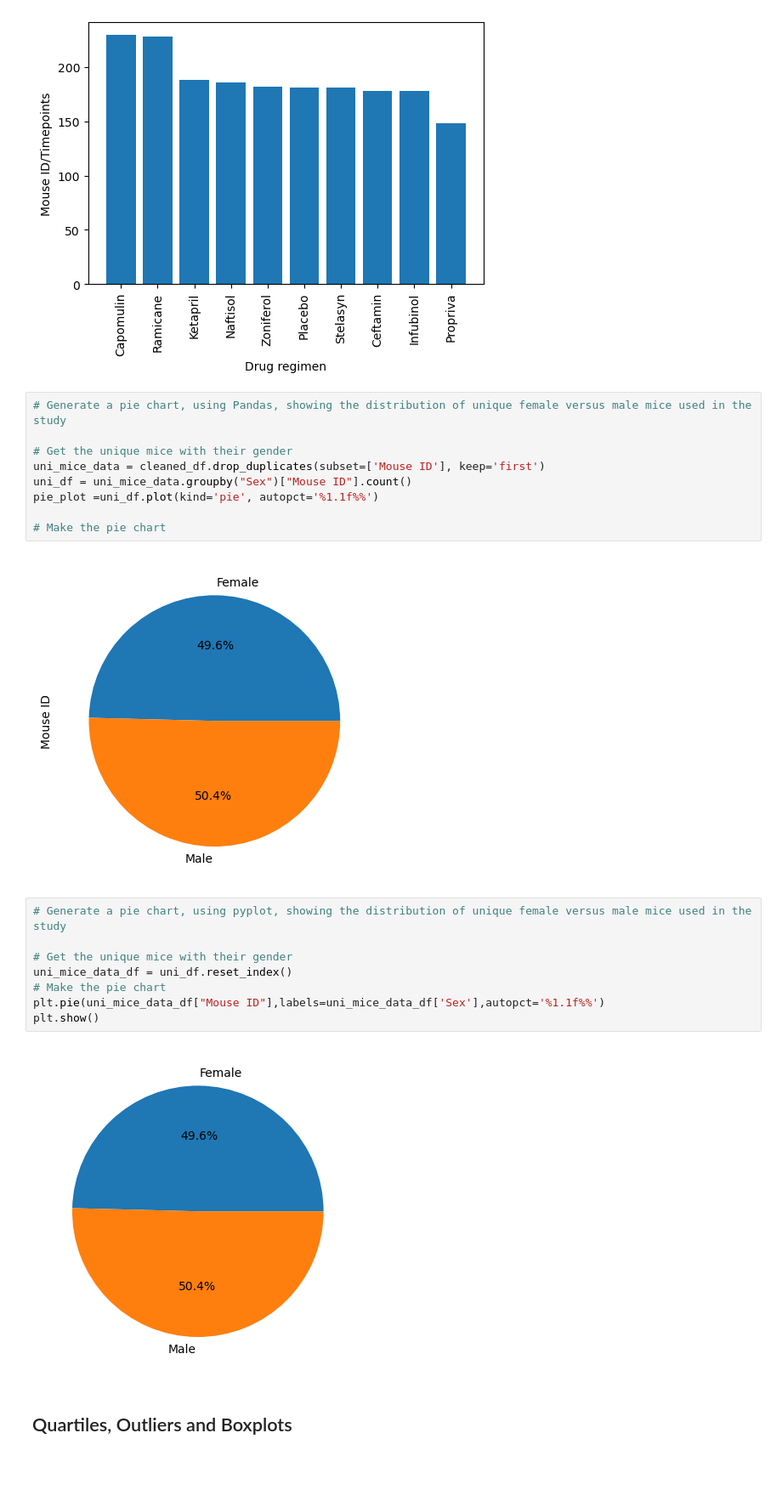
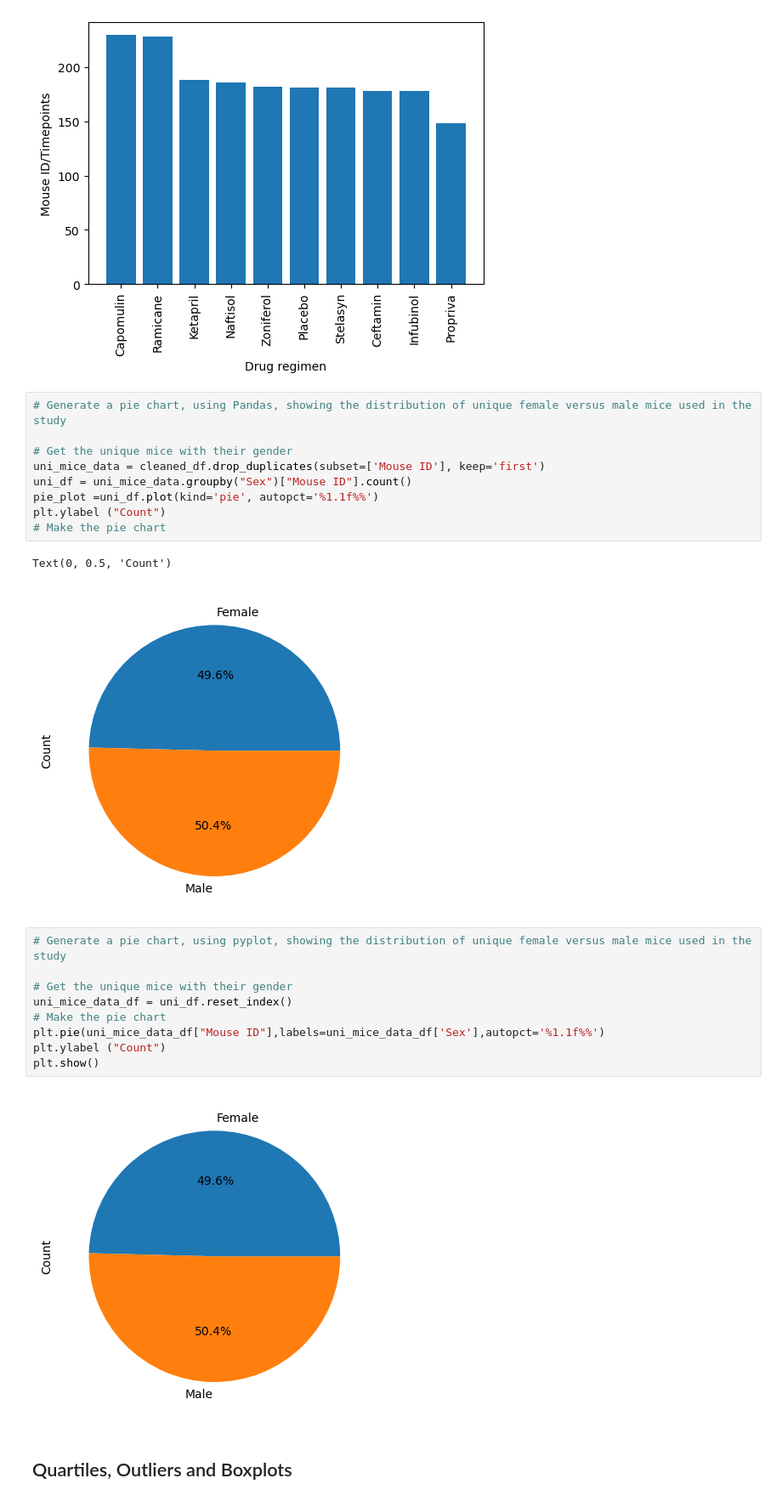
Before and after one commit to BinodGaihre/practice, a Jupyter notebook: Pymaceuticals/pymaceuticals_starter.ipynb, the cells around one changed output. Shown at 85% size. Drawn from its saved outputs; the diff is of its cells as text; blank space fills up the shorter version.

```diff
--- a/Pymaceuticals/pymaceuticals_starter.ipynb
+++ b/Pymaceuticals/pymaceuticals_starter.ipynb
@@ -160,20 +160,22 @@ plt.show()
 uni_mice_data = cleaned_df.drop_duplicates(subset=['Mouse ID'], keep='first')
 uni_df = uni_mice_data.groupby("Sex")["Mouse ID"].count()
 pie_plot =uni_df.plot(kind='pie', autopct='%1.1f%%')
-
+plt.ylabel ("Count")
 # Make the pie chart
 # %% [output]
+Text(0, 0.5, 'Count')
-[figure, old version]
+[figure, new version]
 # %%
 # Generate a pie chart, using pyplot, showing the distribution of unique female versus male mice used in the study
 
 # Get the unique mice with their gender
 uni_mice_data_df = uni_df.reset_index()
 # Make the pie chart
 plt.pie(uni_mice_data_df["Mouse ID"],labels=uni_mice_data_df['Sex'],autopct='%1.1f%%')
+plt.ylabel ("Count")
 plt.show()
 # %% [output]
-[figure, old version]
+[figure, new version]
 # %% [markdown]
 ## Quartiles, Outliers and Boxplots
 # %%
```
Also changed, not shown: parts of 2 cells of this notebook, 4 other files.
